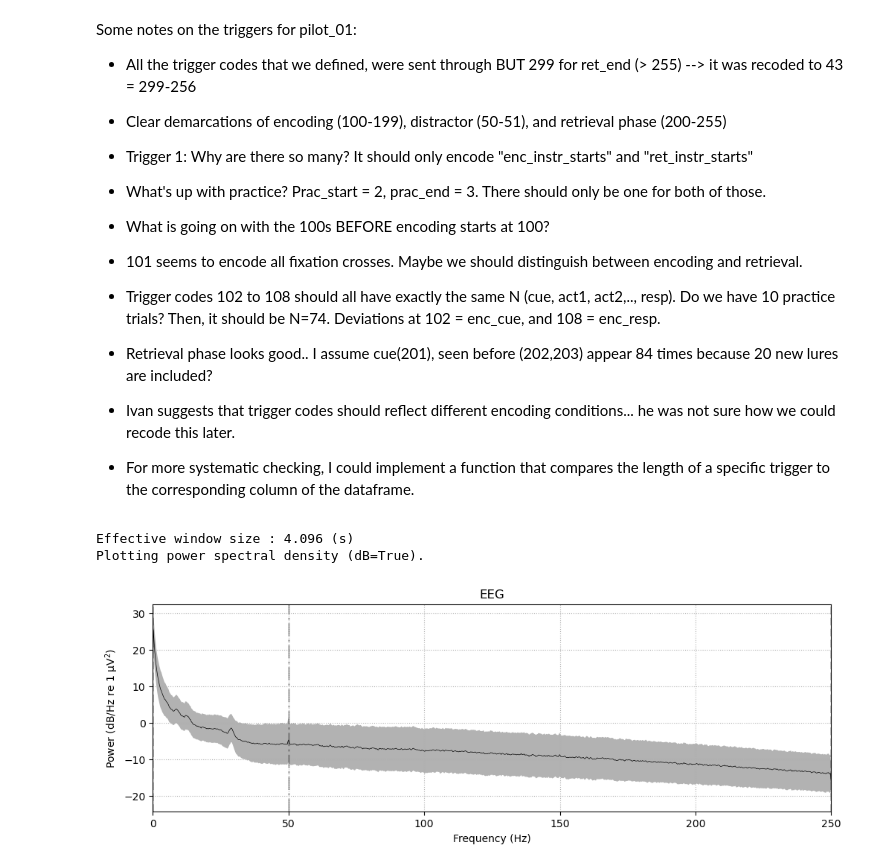
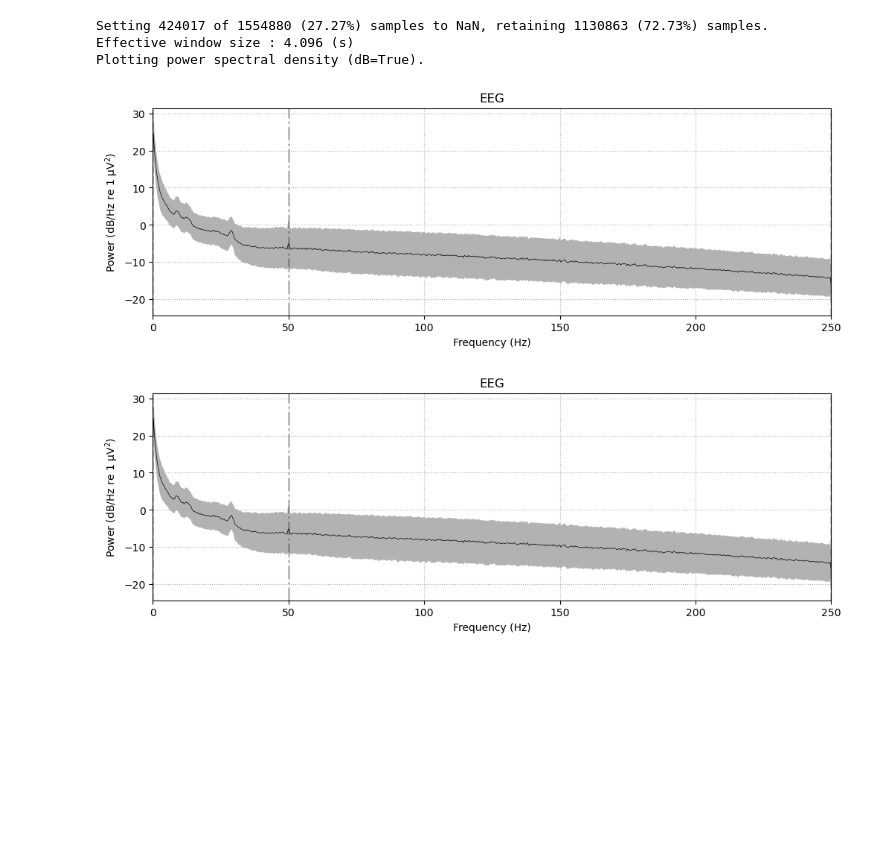
Before and after one commit to noah-mba/LOC_analysis, a Jupyter notebook: scripts/eeg/02_visual_inspection.ipynb, the cells around one changed output. Drawn from its saved outputs; the diff is of its cells as text; code cells hidden in the pictures; blank space fills up the shorter version.

```diff
--- a/scripts/eeg/02_visual_inspection.ipynb
+++ b/scripts/eeg/02_visual_inspection.ipynb
@@ -45,6 +22,0 @@ C:/Users/noahm/projects/loc_analysis/data/derivatives/eeg
-# %%
-# Prepare for reading the data for the participant
-task = "loc"
-suffix = "eeg"
-sub_number = "01"
-bids_path = bids_path.update(subject=sub_number, task=task, suffix=suffix)
@@ -121,22 +115,11 @@ raw_eeg.plot(
-# %% [markdown]
-Some notes on the triggers for pilot_01:
-- All the trigger codes that we defined, were sent through BUT 299 for ret_end (> 255) --> it was recoded to 43 = 299-256
-- Clear demarcations of encoding (100-199), distractor (50-51), and retrieval phase (200-255)
-- Trigger 1: Why are there so many? It should only encode "enc_instr_starts" and "ret_instr_starts"
-- What's up with practice? Prac_start = 2, prac_end = 3. There should only be one for both of those.
-- What is going on with the 100s BEFORE encoding starts at 100?
-- 101 seems to encode all fixation crosses. Maybe we should distinguish between encoding and retrieval.
-- Trigger codes 102 to 108 should all have exactly the same N (cue, act1, act2,.., resp). Do we have 10 practice trials? Then, it should be N=74. Deviations at 102 = enc_cue, and 108 = enc_resp.
-- Retrieval phase looks good.. I assume cue(201), seen before (202,203) appear 84 times because 20 new lures are included?
-- Ivan suggests that trigger codes should reflect different encoding conditions... he was not sure how we could recode this later.
-
-- For more systematic checking, I could implement a function that compares the length of a specific trigger to the corresponding column of the dataframe.
 # %%
-# Look at power line noise
-fig = raw_eeg.compute_psd(tmax=np.inf, fmax=250).plot(
+# 2. Plot PSD (Power Line Noise check)
+raw_eeg.compute_psd(tmax=np.inf, fmax=250).plot(
     average=True, picks="data", exclude="bads"
 )
 # %% [output]
+Setting 424017 of 1554880 (27.27%) samples to NaN, retaining 1130863 (72.73%) samples.
 Effective window size : 4.096 (s)
 Plotting power spectral density (dB=True).
 [figure]
+[figure, added]
```
Also changed, not shown: parts of 31 cells of this notebook, 7 other files.
